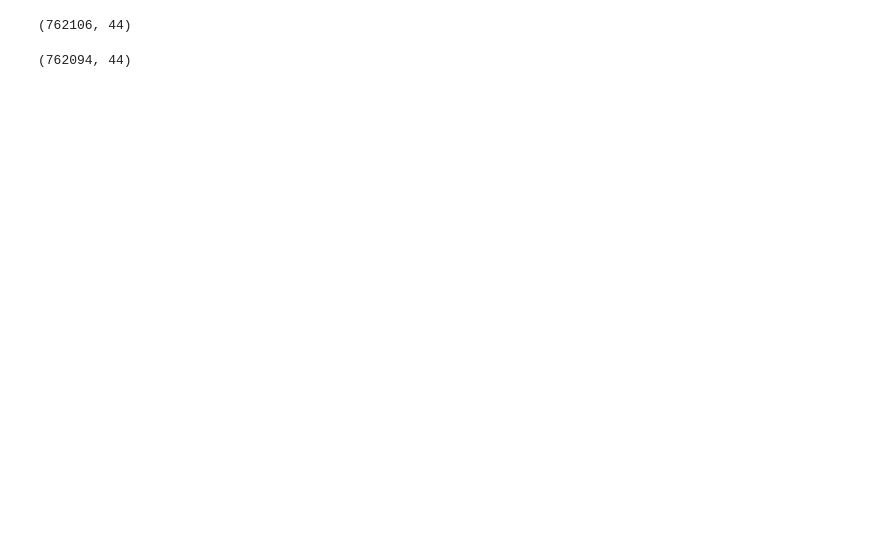
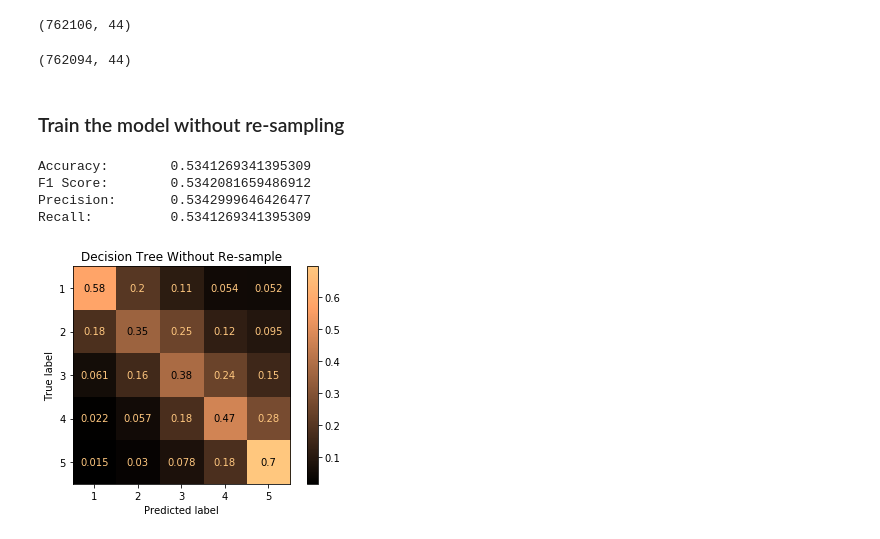
Before and after one commit to OnerInce/ml-earthquake, a Jupyter notebook: decision_tree.ipynb, the cells around one changed output. Drawn from its saved outputs; the diff is of its cells as text; code cells hidden in the pictures; blank space fills up the shorter version.

```diff
--- a/decision_tree.ipynb
+++ b/decision_tree.ipynb
@@ -22,3 +23,34 @@ X = df.drop('target', axis=1)
 # setting up testing and training sets
 
 X_train, X_test, y_train, y_test = train_test_split(X, y, test_size=0.25, random_state=27)
+# %% [markdown]
+### Train the model without re-sampling
+# %%
+# Train the model
+
+dc = tree.DecisionTreeClassifier(criterion = "entropy", random_state = 23).fit(X_train, y_train)
+dc_pred = dc.predict(X_test)
+# %%
+# Performance results
+
+print("Accuracy: \t", accuracy_score(y_test, dc_pred))
+print("F1 Score: \t", f1_score(y_test, dc_pred, average = 'weighted'))
+print("Precision:\t", precision_score(y_test, dc_pred, average = 'weighted'))
+print("Recall:   \t", recall_score(y_test, dc_pred, average = 'weighted'))
+# %% [output]
+Accuracy:        0.5341269341395309
+F1 Score:        0.5342081659486912
+Precision:       0.5342999646426477
+Recall:          0.5341269341395309
+# %%
+# Plot normalized confusion matrix
+
+import matplotlib.pyplot as plt
+
+classes = ["1", "2", "3", "4", "5"]
+title = "Decision Tree Without Re-sample"
+disp = plot_confusion_matrix(dc, X_test, y_test, display_labels = classes, cmap = "copper", normalize = "true")
+disp.ax_.set_title(title)
+plt.show()
+# %% [output]
+[figure, added]
```
Also changed, not shown: parts of 9 cells of this notebook.
